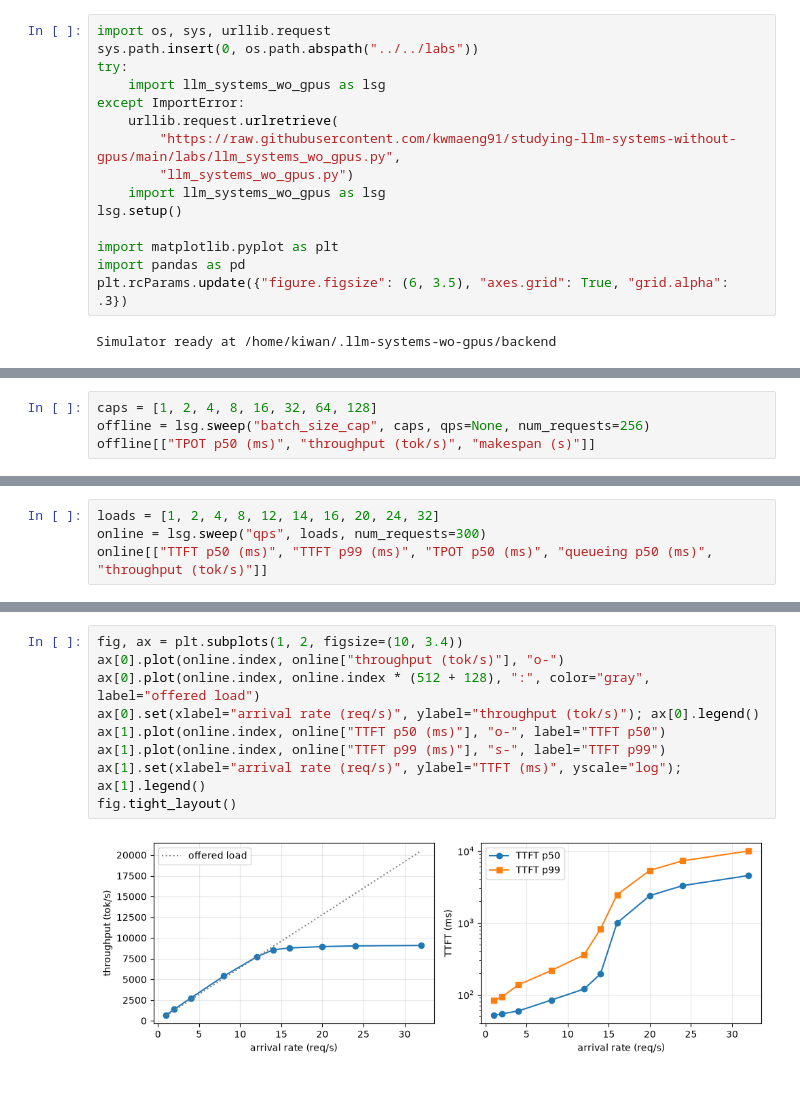
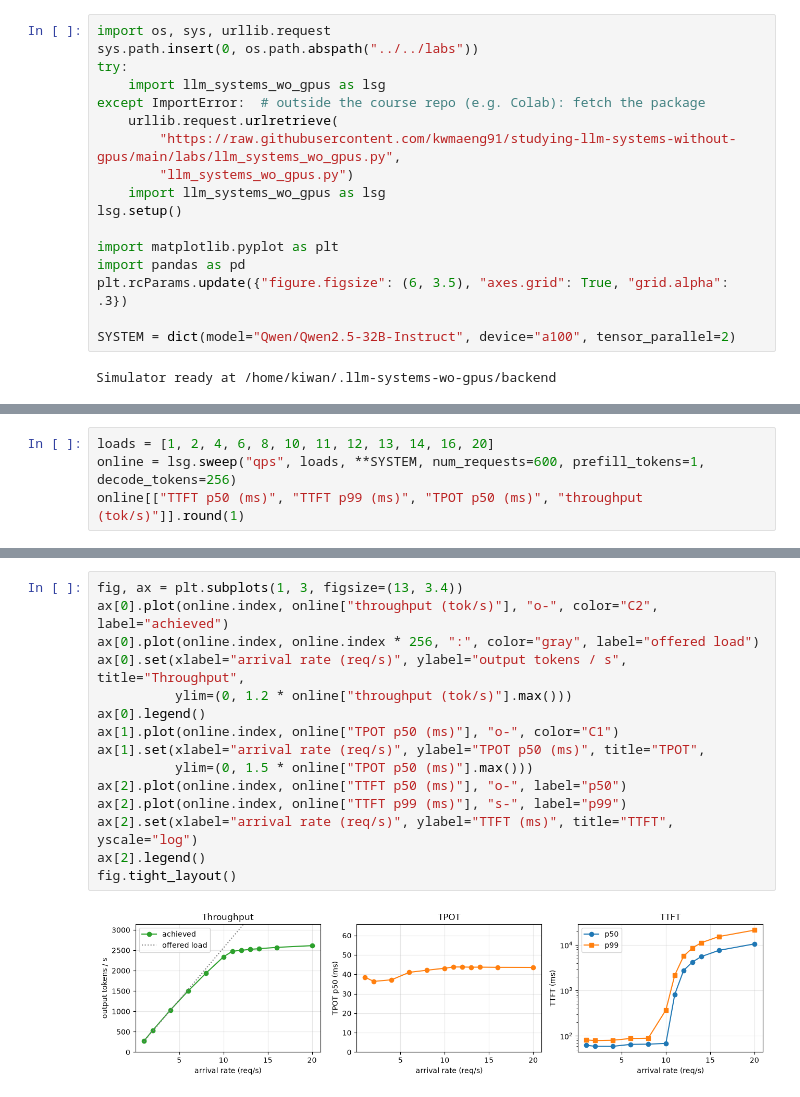
Before and after one commit to kwmaeng91/studying-llm-systems-without-gpus, a Jupyter notebook: docs/lectures/02-batching-and-load.ipynb, the cells around one changed output, grey strips where cells are left out. Drawn from its saved outputs; the diff is of its cells as text.

```diff
--- a/docs/lectures/02-batching-and-load.ipynb
+++ b/docs/lectures/02-batching-and-load.ipynb
@@ -24,7 +28,7 @@ import os, sys, urllib.request
 sys.path.insert(0, os.path.abspath("../../labs"))
 try:
     import llm_systems_wo_gpus as lsg
-except ImportError:
+except ImportError:  # outside the course repo (e.g. Colab): fetch the package
     urllib.request.urlretrieve(
         "https://raw.githubusercontent.com/kwmaeng91/studying-llm-systems-without-gpus/main/labs/llm_systems_wo_gpus.py",
         "llm_systems_wo_gpus.py")
@@ -34,5 +38,7 @@ lsg.setup()
 import matplotlib.pyplot as plt
 import pandas as pd
 plt.rcParams.update({"figure.figsize": (6, 3.5), "axes.grid": True, "grid.alpha": .3})
+
+SYSTEM = dict(model="Qwen/Qwen2.5-32B-Instruct", device="a100", tensor_parallel=2)
 # %% [output]
 Simulator ready at /home/kiwan/.llm-systems-wo-gpus/backend
@@ -46,5 +172,5 @@ many requests the scheduler may run together with `batch_size_cap`.
 # %%
-caps = [1, 2, 4, 8, 16, 32, 64, 128]
-offline = lsg.sweep("batch_size_cap", caps, qps=None, num_requests=256)
-offline[["TPOT p50 (ms)", "throughput (tok/s)", "makespan (s)"]]
+loads = [1, 2, 4, 6, 8, 10, 11, 12, 13, 14, 16, 20]
+online = lsg.sweep("qps", loads, **SYSTEM, num_requests=600, prefill_tokens=1, decode_tokens=256)
+online[["TTFT p50 (ms)", "TTFT p99 (ms)", "TPOT p50 (ms)", "throughput (tok/s)"]].round(1)
 # %% [output]
@@ -92,4 +190,0 @@ at its default (`batch_size_cap=128`).
-# %%
-loads = [1, 2, 4, 8, 12, 14, 16, 20, 24, 32]
-online = lsg.sweep("qps", loads, num_requests=300)
-online[["TTFT p50 (ms)", "TTFT p99 (ms)", "TPOT p50 (ms)", "queueing p50 (ms)", "throughput (tok/s)"]]
@@ -109,11 +191,17 @@ online[["TTFT p50 (ms)", "TTFT p99 (ms)", "TPOT p50 (ms)", "queueing p50 (ms)",
 # %%
-fig, ax = plt.subplots(1, 2, figsize=(10, 3.4))
-ax[0].plot(online.index, online["throughput (tok/s)"], "o-")
-ax[0].plot(online.index, online.index * (512 + 128), ":", color="gray", label="offered load")
-ax[0].set(xlabel="arrival rate (req/s)", ylabel="throughput (tok/s)"); ax[0].legend()
-ax[1].plot(online.index, online["TTFT p50 (ms)"], "o-", label="TTFT p50")
-ax[1].plot(online.index, online["TTFT p99 (ms)"], "s-", label="TTFT p99")
-ax[1].set(xlabel="arrival rate (req/s)", ylabel="TTFT (ms)", yscale="log"); ax[1].legend()
+fig, ax = plt.subplots(1, 3, figsize=(13, 3.4))
+ax[0].plot(online.index, online["throughput (tok/s)"], "o-", color="C2", label="achieved")
+ax[0].plot(online.index, online.index * 256, ":", color="gray", label="offered load")
+ax[0].set(xlabel="arrival rate (req/s)", ylabel="output tokens / s", title="Throughput",
+          ylim=(0, 1.2 * online["throughput (tok/s)"].max()))
+ax[0].legend()
+ax[1].plot(online.index, online["TPOT p50 (ms)"], "o-", color="C1")
+ax[1].set(xlabel="arrival rate (req/s)", ylabel="TPOT p50 (ms)", title="TPOT",
+          ylim=(0, 1.5 * online["TPOT p50 (ms)"].max()))
+ax[2].plot(online.index, online["TTFT p50 (ms)"], "o-", label="p50")
+ax[2].plot(online.index, online["TTFT p99 (ms)"], "s-", label="p99")
+ax[2].set(xlabel="arrival rate (req/s)", ylabel="TTFT (ms)", title="TTFT", yscale="log")
+ax[2].legend()
 fig.tight_layout()
 # %% [output]
-[figure, old version]
+[figure, new version]
```
Also changed, not shown: parts of 25 cells of this notebook, 1 other file.
